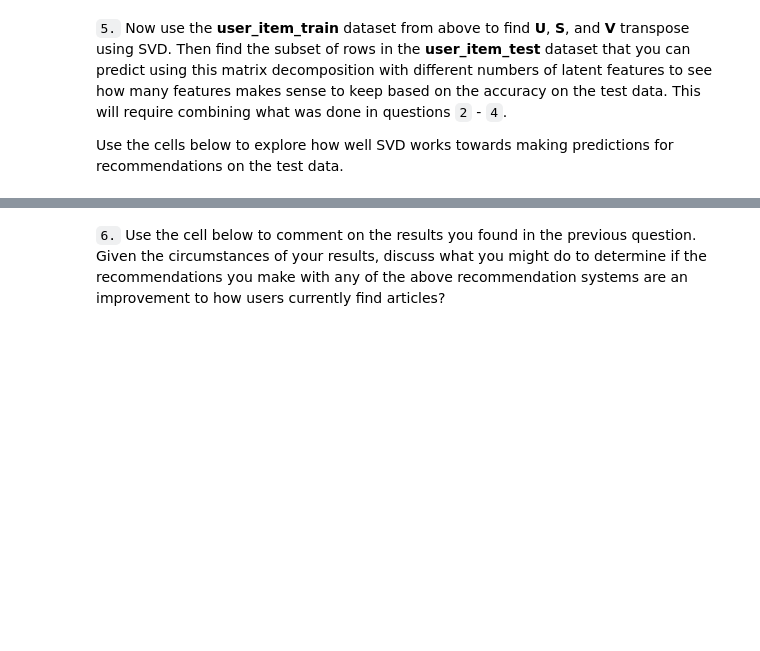
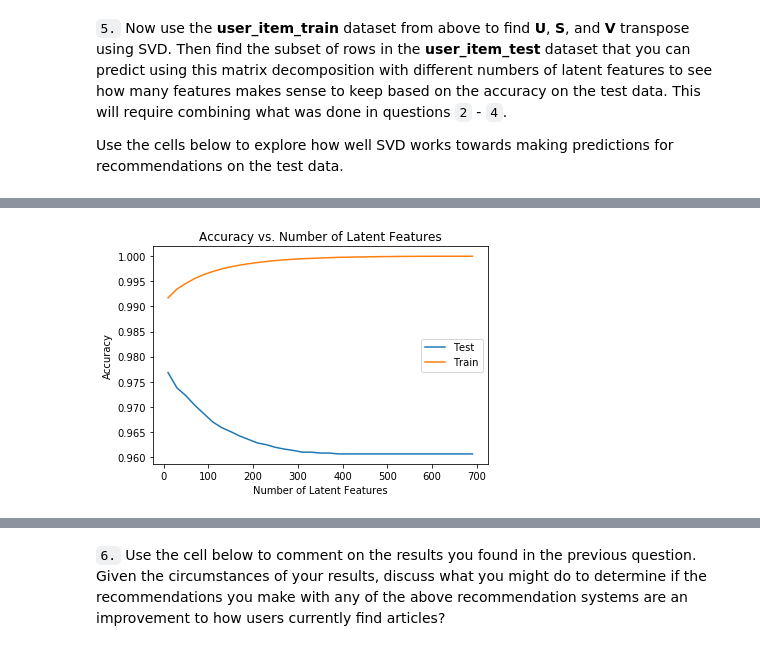
Before and after one commit to bin-wang-sh/Recommendation_with_IBM_Webapp, a Jupyter notebook: Recommendations_with_IBM.ipynb, the cells around one changed output, grey strips where cells are left out. Drawn from its saved outputs; the diff is of its cells as text; code cells hidden in the pictures; blank space fills up the shorter version.

```diff
--- a/Recommendations_with_IBM.ipynb
+++ b/Recommendations_with_IBM.ipynb
@@ -911,0 +1079,11 @@ u_train, s_train, vt_train = # fit svd similar to above then use the cells below
+# %%
+## Draw the curve
+plt.plot(latent_factors_num, test_accuracy, label='Test')
+plt.plot(latent_factors_num, train_accuracy, label='Train')
+plt.xlabel('Number of Latent Features');
+plt.ylabel('Accuracy');
+plt.title('Accuracy vs. Number of Latent Features');
+plt.legend();
+plt.show()
+# %% [output]
+[figure, added]
```
Also changed, not shown: parts of 25 cells of this notebook.
